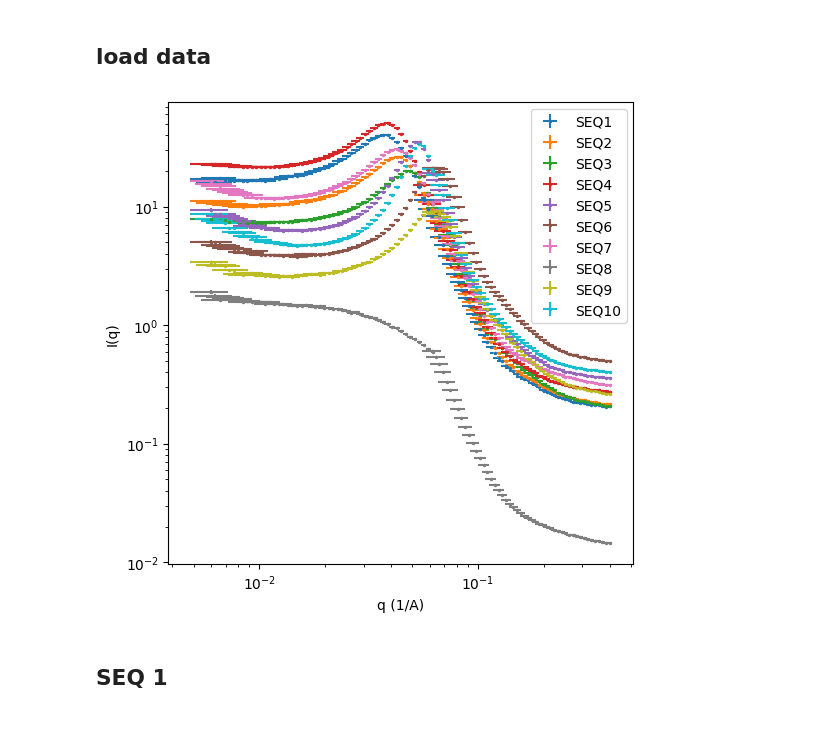
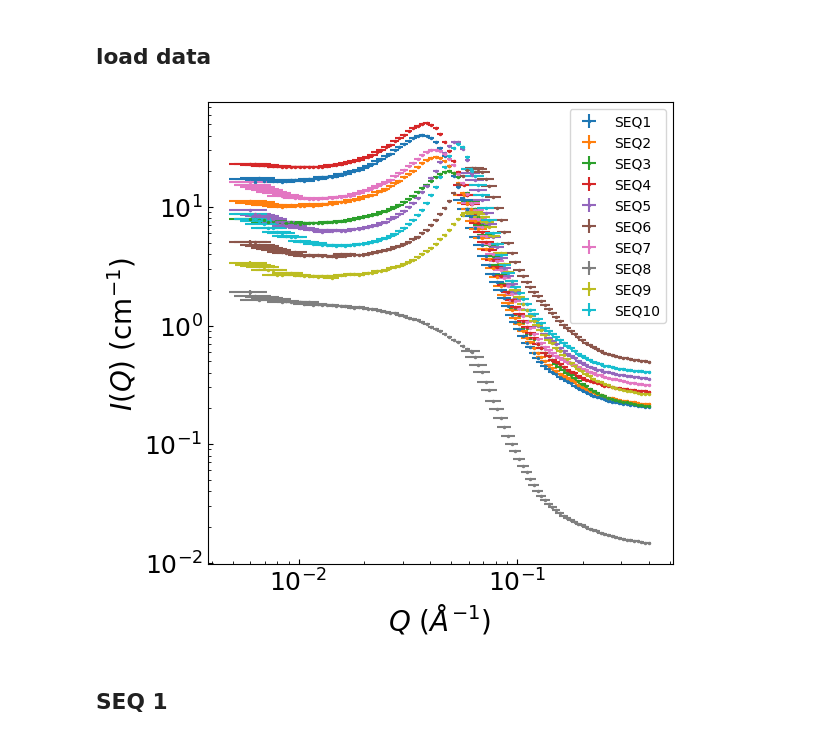
Before and after one commit to ch-tung/cv_SANS, a Jupyter notebook: curvefit/semidilute/analysis/fit_sq_kan_gamma_100.ipynb, the cells around one changed output. Saved outputs shown, nothing was run; the diff lists cells and outputs as text; code cells hidden in the pictures.

```diff
--- a/curvefit/semidilute/analysis/fit_sq_kan_gamma_100.ipynb
+++ b/curvefit/semidilute/analysis/fit_sq_kan_gamma_100.ipynb
@@ -152,36 +152,39 @@ def desmear(Q,IQ,IQ_er,sigma_Q,n=1,sigmascale=1):
 list_seq = ['SEQ1', 'SEQ2', 'SEQ3', 'SEQ4', 'SEQ5', 'SEQ6', 'SEQ7', 'SEQ8', 'SEQ9', 'SEQ10']
 
 fig = plt.figure(figsize=(6,6))
 ax = fig.add_subplot(111)
 list_data = []
 list_data_des = []
 for seq in list_seq:
     filename = f'../data/semidilute-anionic/{seq}-anionic-semi/EHT-CVSANS-{seq}-anionic-semi-100.dat'
     data = np.loadtxt(filename, skiprows=2)
     q_data = data[:, 0]
     I_data = data[:, 1]
     I_data_err = data[:, 2]
     q_data_err = data[:, 3]
 
     I_des, I_des_err, q_des = desmear(q_data, I_data, I_data_err, q_data, n=3, sigmascale=5)
     data_des = np.array([q_des, I_des, I_des_err]).T
 
     list_data.append(data)
     list_data_des.append(data_des)
 
     # ax.errorbar(q_des, I_des, yerr=I_des_err, fmt='-', markersize=3, label=seq)
     ax.errorbar(q_data, I_data, yerr=I_data_err, xerr = q_data_err, fmt='.', markersize=3, label=seq)
     ax.set_xscale('log')
     ax.set_yscale('log')
 
-ax.set_xlabel('q (1/A)')
-ax.set_ylabel('I(q)')
+ax.set_xlabel(r'$Q\ (\AA^{-1})$', fontsize=20)
+ax.set_ylabel(r'$I(Q)\ (\mathrm{cm}^{-1})$', fontsize=20)
+
+# ax.set_yscale('log')
+ax.tick_params(direction='in', axis='both', which='both', labelsize=18)
 
 ax.legend()
 
 results_dict = {}
 # %% [output]
-[figure, old version]
+[figure, new version]
 # %% [markdown]
 ## SEQ 1
 # %%
```
